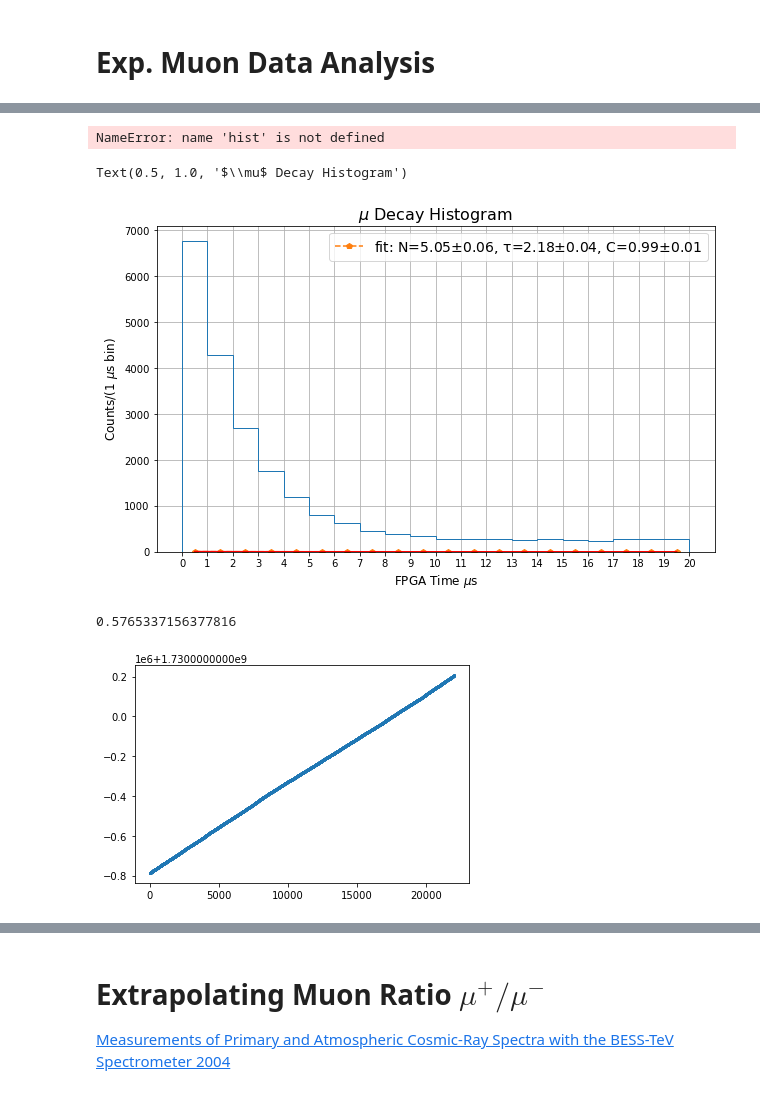
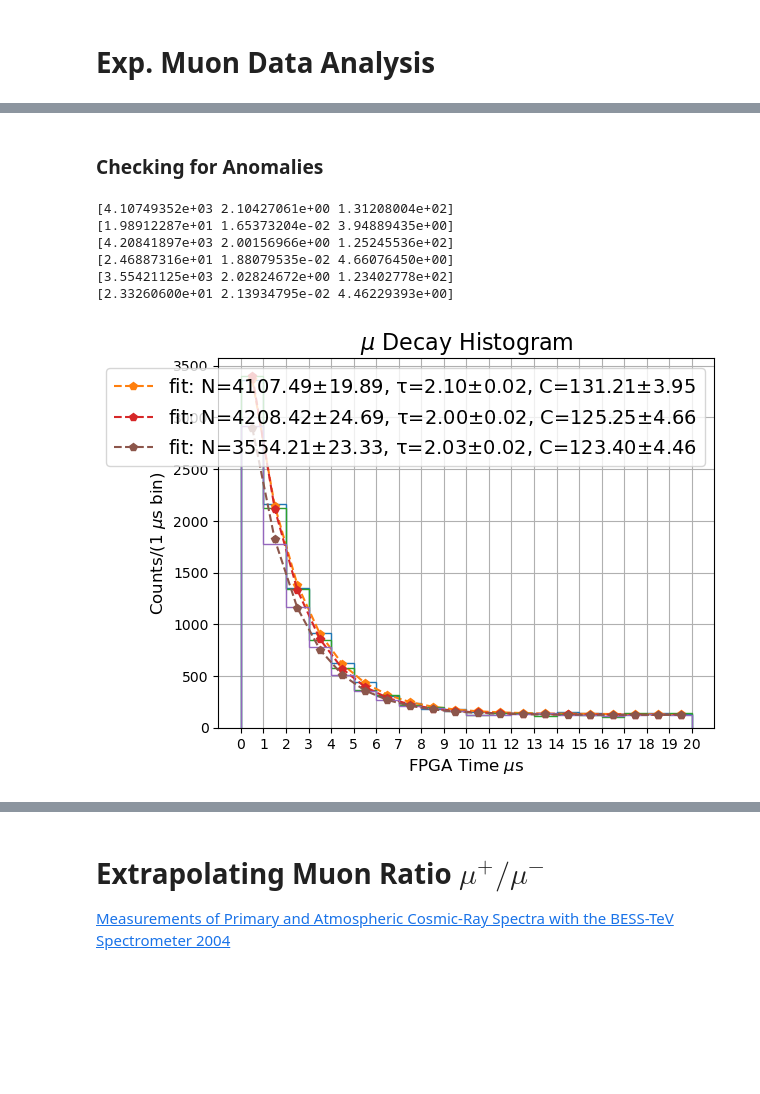
Before and after one commit to KyleTaft/PHY451_Muon_Fall2024, a Jupyter notebook: muon.ipynb, the cells around one changed output, grey strips where cells are left out. Drawn from its saved outputs; the diff is of its cells as text; code cells hidden in the pictures; blank space fills up the shorter version.

```diff
--- a/muon.ipynb
+++ b/muon.ipynb
@@ -36,6 +23,10 @@ def exp(x, N, t, C):
 # data = np.loadtxt('24-10-17-11-11.data')
 data1 = pd.read_csv('24-10-17-20-58.data', sep=' ', header=None, names=['dt', 'time'], dtype={'dt': np.float64, 'time': np.int64})
 data2 = pd.read_csv('24-10-23-18-15.data', sep=' ', header=None, names=['dt', 'time'], dtype={'dt': np.float64, 'time': np.int64})
-# data['time'] = data['time']- data['time'].min()
-data = pd.concat([data1,data2])
-# data
+data3 = pd.read_csv('muon_accumulation_10_31_to_11_5_2024.data', sep=' ', header=None, names=['dt', 'time'], dtype={'dt': np.float64, 'time': np.int64})
+
+
+# data = pd.concat([data1,data2])
+data = data3
+
+data['time'] = data['time']- data['time'].min()
@@ -111,43 +67,37 @@ plt.show()
-# %%
-x = np.arange(0.5,20) # middle of bins
-popt, pcov = curve_fit(exp, x, hist[0], p0=[150, t, 1])
-print(popt)
-print(np.sqrt(np.diag(pcov)))
-# %% [output]
-NameError: name 'hist' is not defined
+# %% [markdown]
+### Checking for Anomalies
 # %%
-plt.figure(figsize=(10, 6))
-hist = plt.hist(data['dt'][data['dt']<20000]/1000, bins=20, histtype='step', range = (0, 20), linewidth=1)
-plt.xticks(np.arange(0, 21, 1));
+for i, data in enumerate([data1,data2,data3]):
+    x = np.arange(0.5,20) # middle of bins
+    hist = plt.hist(data['dt'][data['dt']<20000]/1000, bins=20, histtype='step', range = (0, 20), linewidth=1)
+    popt, pcov = curve_fit(exp, x, hist[0], p0=[150, 2.2, 1])
+    print(popt)
+    print(np.sqrt(np.diag(pcov)))
 
-plt.grid()
+    # plt.figure(figsize=(10, 6))
+    plt.xticks(np.arange(0, 21, 1));
+    plt.grid()
 
-# Plot the data using literature value of 2.2 us
-t = 2.2 # Decay constant in 1/us
-obs_t = t/1.3
+    # Plot the data using literature value of 2.2 us
+    t = 2.2 # Decay constant in 1/us
+    obs_t = t/1.3
 
-plt.plot(x, exp(x, *popt), 'p--', label=f'fit: N={popt[0]:.2f}$\pm${np.sqrt(np.diag(pcov))[0]:.2f}, τ={popt[1]:.2f}$\pm${np.sqrt(np.diag(pcov))[1]:.2f}, C={popt[2]:.2f}$\pm${np.sqrt(np.diag(pcov))[2]:.2f}')
+    plt.plot(x, exp(x, *popt), 'p--', label=f'fit: N={popt[0]:.2f}$\pm${np.sqrt(np.diag(pcov))[0]:.2f}, τ={popt[1]:.2f}$\pm${np.sqrt(np.diag(pcov))[1]:.2f}, C={popt[2]:.2f}$\pm${np.sqrt(np.diag(pcov))[2]:.2f}')
 
-plt.xlabel('FPGA Time $\mu$s',fontsize=12)
-plt.ylabel('Counts/(1 $\mu$s bin)', fontsize=12)
-plt.legend(fontsize=14)
+    plt.xlabel('FPGA Time $\mu$s',fontsize=12)
+    plt.ylabel('Counts/(1 $\mu$s bin)', fontsize=12)
+    plt.legend(fontsize=14)
 
-plt.plot(x, exp(x, popt[0], t, popt[2]), 'r-', label='Ideal curve $τ = 2.2\mu$s')
-plt.title("$\mu$ Decay Histogram", fontsize=16)
+    # plt.plot(x, exp(x, popt[0], t, popt[2]), 'r-', label='Ideal curve $τ = 2.2\mu$s')
+    plt.title("$\mu$ Decay Histogram", fontsize=16)
 
-# plt.show()
-# plt.savefig('muonPHY451_fig6.jpg', dpi=400)
+    # plt.show()
+    # plt.savefig('muonPHY451_fig6.jpg', dpi=400)
 # %% [output]
-Text(0.5, 1.0, '$\\mu$ Decay Histogram')
+[4.10749352e+03 2.10427061e+00 1.31208004e+02]
+[1.98912287e+01 1.65373204e-02 3.94889435e+00]
+[4.20841897e+03 2.00156966e+00 1.25245536e+02]
+[2.46887316e+01 1.88079535e-02 4.66076450e+00]
+[3.55421125e+03 2.02824672e+00 1.23402778e+02]
+[2.33260600e+01 2.13934795e-02 4.46229393e+00]
-[figure, old version]
+[figure, new version]
-# %%
-# See if muon flux is constant with time
-
-gate = data['dt']<20000
-
-plt.scatter(np.arange(len(data['dt'][gate])), data['time'][gate], s=1)
-
-print(len(data)/data['time'].max()*60)
-# %% [output]
-0.5765337156377816
-[figure, removed]
```
Also changed, not shown: parts of 12 cells of this notebook.
